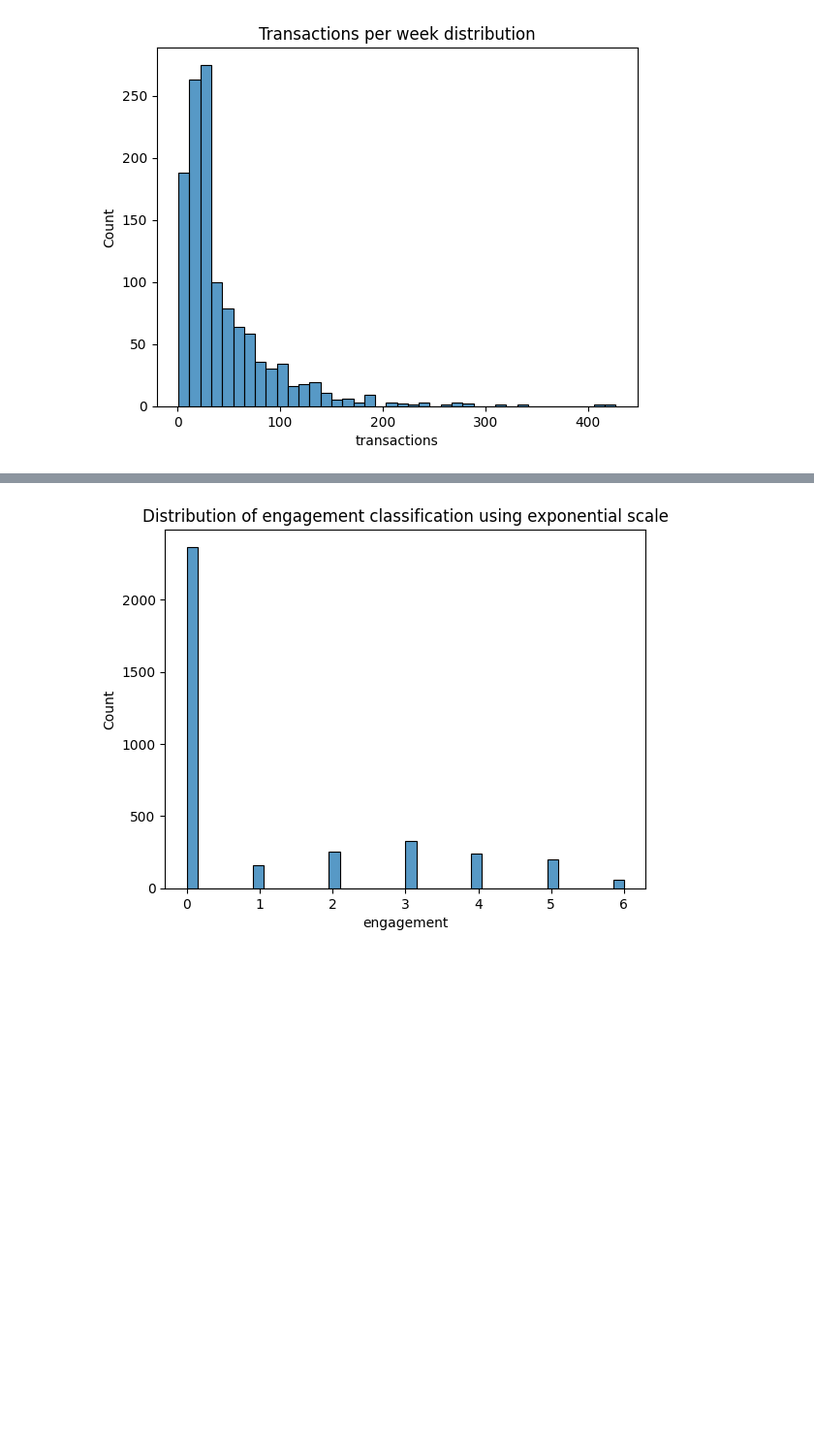
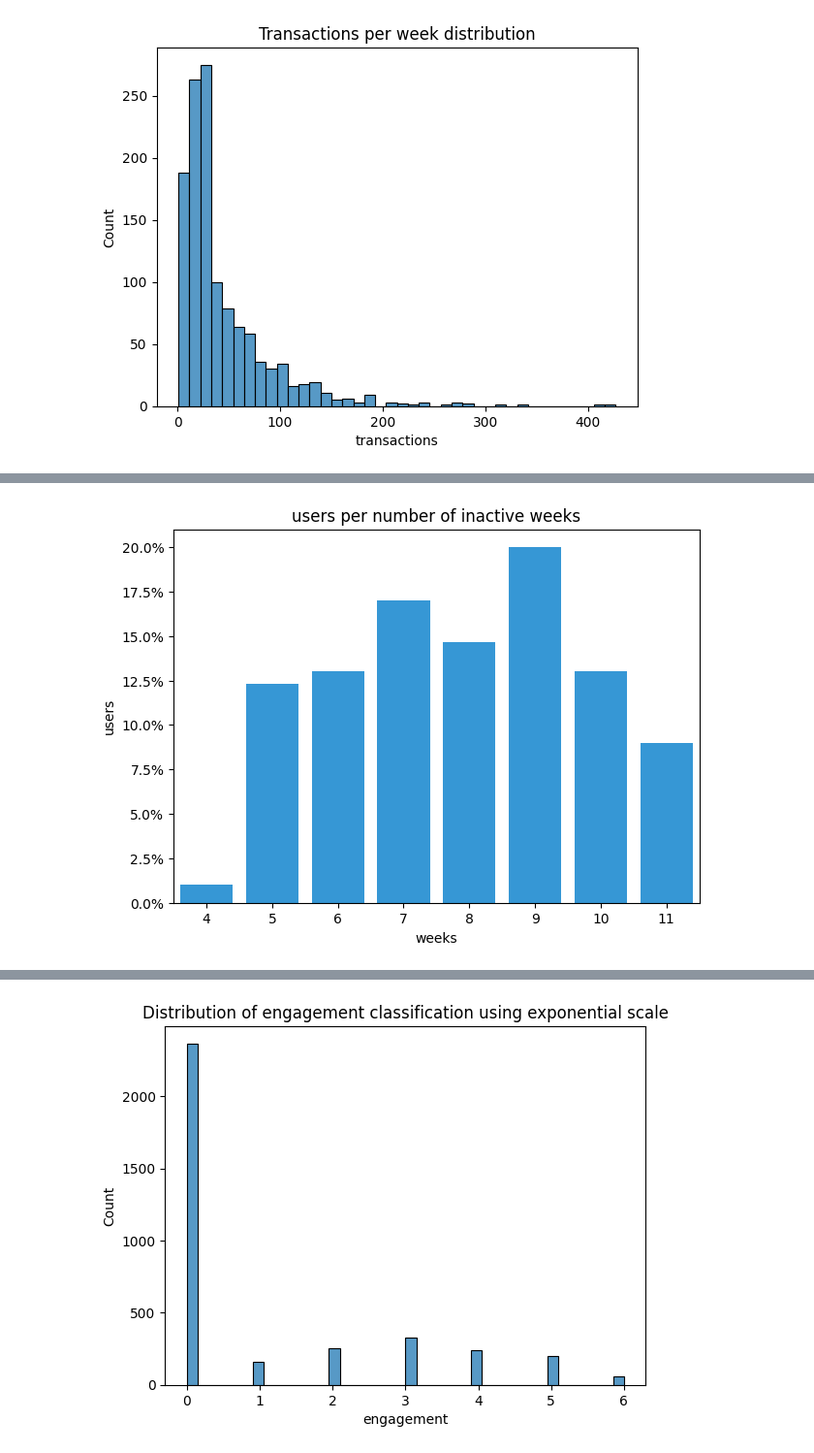
Before and after one commit to ML4BD/final-submission-synapse-squad, a Jupyter notebook: project.ipynb, the cells around one changed output, grey strips where cells are left out. Shown at 97% size. Cells and saved outputs as stored; diff of their text form; code cells hidden in the pictures; blank space fills up the shorter version.

Commit message:
added activity graphs

```diff
--- a/project.ipynb
+++ b/project.ipynb
@@ -21,5 +21,5 @@ from sklearn.metrics import accuracy_score, balanced_accuracy_score, confusion_m
 # %%
-DATA_DIR = "../Lernnavi"  # You may change the directory
+DATA_DIR = "../mlbd-2023/project/milestone-02/data"  # You may change the directory
 
 users = pd.read_csv("{}/users.csv.gz".format(DATA_DIR))
 events = pd.read_csv("{}/study/events.csv.gz".format(DATA_DIR))
@@ -278,3 +278,9 @@ plt.title("Transactions per week distribution")
 plt.show()
 # %% [output]
 [figure]
+# %%
+label = week_activity_user[["user_id", "week", "transactions"]]
+inactivity = label[label.transactions == 0].groupby("user_id").size().reset_index(name="n").groupby("n").count().reset_index("n")
+n = len(label.groupby("user_id").size().tolist())
+inactivity["user_id"] /= n
+inactivity
@@ -280,0 +297,15 @@ plt.show()
+# %%
+# plot top 5 positive topics as horizontal bar chart
+import matplotlib.pyplot as plt
+import seaborn as sns
+import matplotlib.ticker as mtick
+
+plt.figure(figsize=(7, 5))
+ax = sns.barplot(data=inactivity, x="n", y="user_id", color="#1b9df0")
+ax.yaxis.set_major_formatter(mtick.PercentFormatter(1.0))
+plt.title('users per number of inactive weeks')
+plt.xlabel('weeks')
+plt.ylabel('users')
+plt.show()
+# %% [output]
+[figure, added]
```
Also changed, not shown: parts of 4 cells of this notebook.
